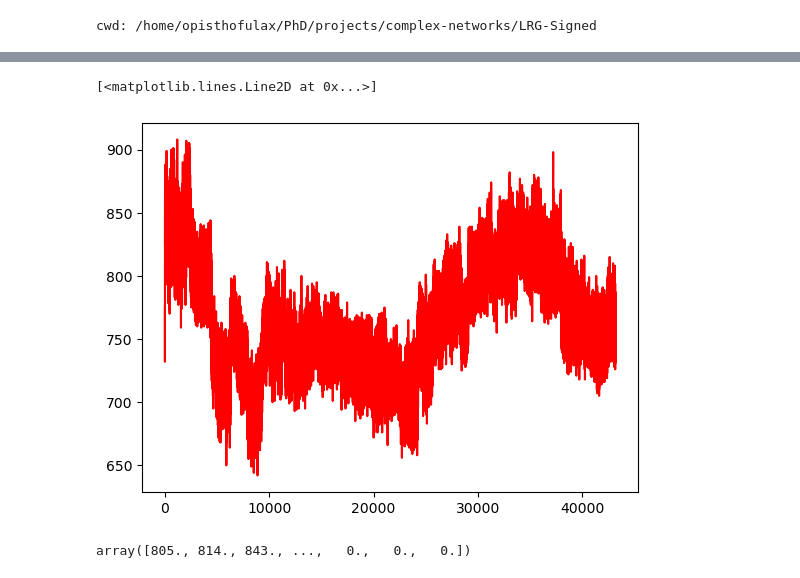
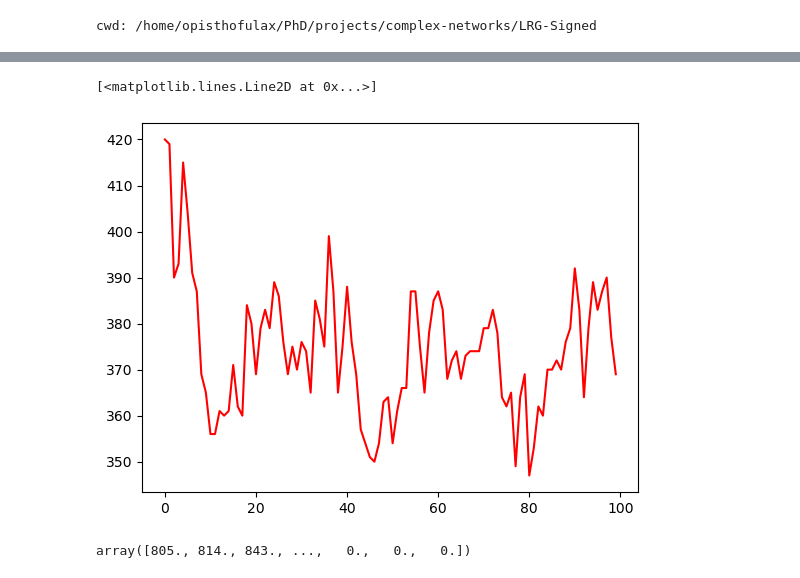
Before and after one commit to giulioiannelli/lrgsglib-public, a Jupyter notebook: notebooks/lattc2dsq_IsingDynamics.ipynb, the cells around one changed output, grey strips where cells are left out. Drawn from its saved outputs; the diff is of its cells as text; code cells hidden in the pictures.

```diff
--- a/notebooks/lattc2dsq_IsingDynamics.ipynb
+++ b/notebooks/lattc2dsq_IsingDynamics.ipynb
@@ -83,10 +79,10 @@ plt.savefig(f"data/plot/eigenv_{tit}.png", dpi=150)
 # %%
 enepath = f"{sqlatt.isingpath}ene_{sqlatt.stdFname}_T={ising_dyn.T}_{ising_dyn.id_string_isingdyn}.bin"
 ene = np.fromfile(enepath, dtype=float)
-plt.plot(ene, 'red')
+plt.plot(ene[:100], 'red')
 # %% [output]
 [<matplotlib.lines.Line2D at 0x...>]
-[figure, old version]
+[figure, new version]
 # %%
 ene
 # %% [output]
```
Also changed, not shown: parts of 3 cells of this notebook.
